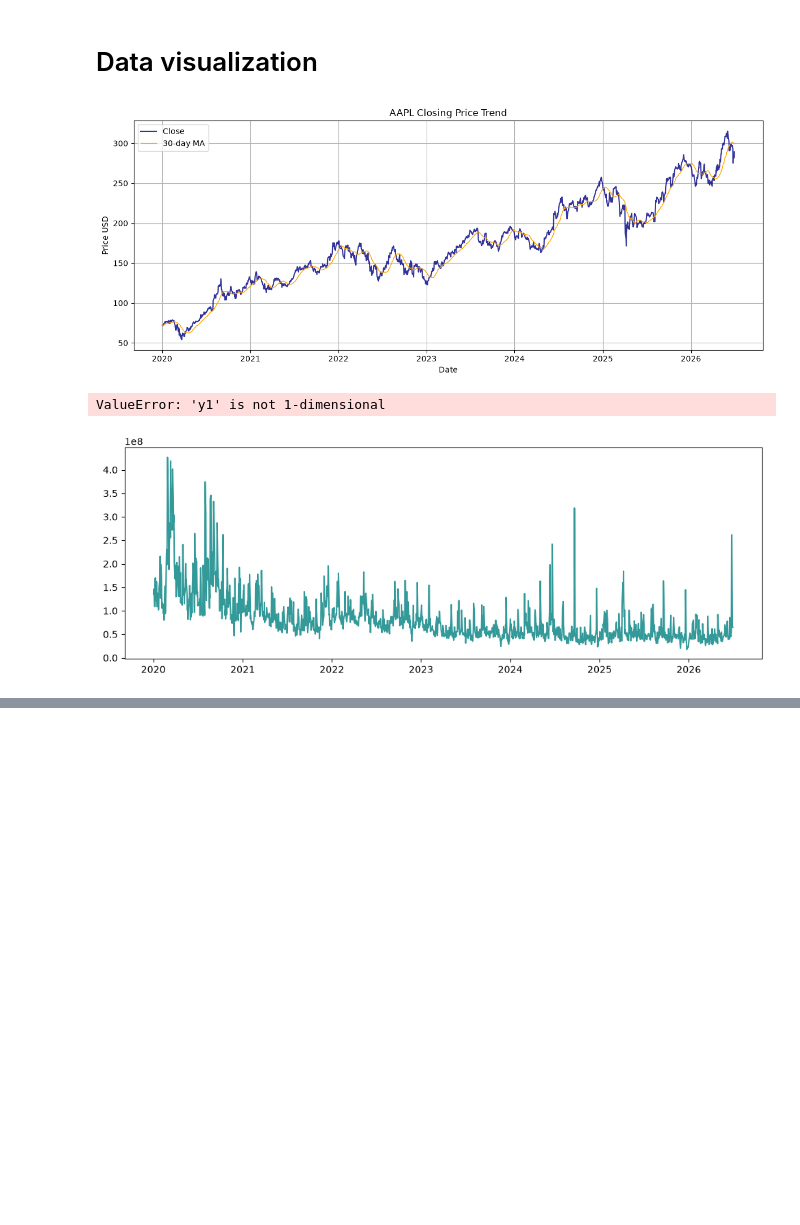
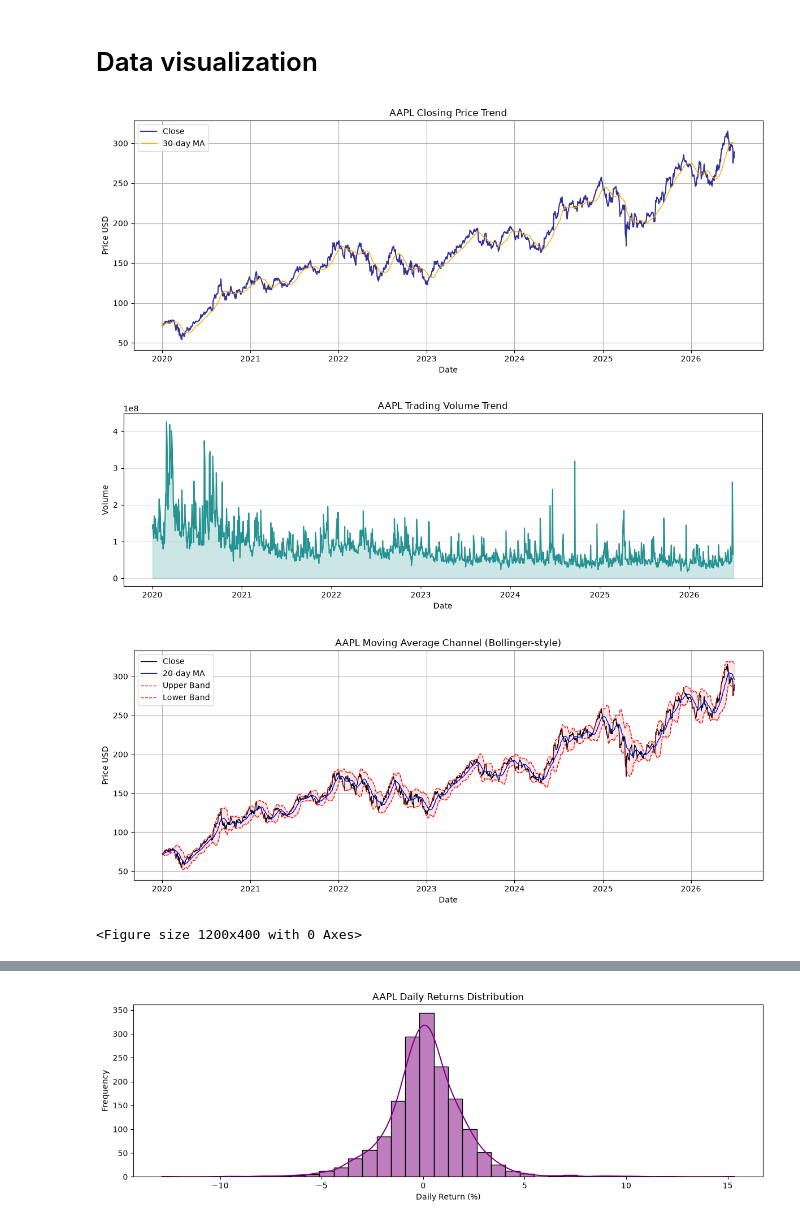
Before and after one commit to ChachaMarwaDev/AnalystLab_Internship, a Jupyter notebook: Week_6/scripts/exploration.ipynb, the cells around one changed output, grey strips where cells are left out. Drawn from its saved outputs; the diff is of its cells as text; code cells hidden in the pictures; blank space fills up the shorter version.

Commit message:
Update I added safety checks so the notebook rebuilds MA_30, MA_20, Bollinger bands, and return series if they are missing before plotting. That prevents the KeyError: 'MA_30' from happening again.

```diff
--- a/Week_6/scripts/exploration.ipynb
+++ b/Week_6/scripts/exploration.ipynb
@@ -81,12 +81,22 @@ display(monthly_returns.tail())
 # Data visualization
 # %%
 # Compute additional visualization features.
-df["MA_20"] = df["Close"].rolling(20, min_periods=1).mean()
-df["BB_std"] = df["Close"].rolling(20, min_periods=1).std()
-df["BB_upper"] = df["MA_20"] + 2 * df["BB_std"]
-df["BB_lower"] = df["MA_20"] - 2 * df["BB_std"]
+if "MA_20" not in df.columns:
+    df["MA_20"] = df["Close"].rolling(20, min_periods=1).mean()
+if "MA_30" not in df.columns:
+    df["MA_30"] = df["Close"].rolling(30, min_periods=1).mean()
+if "BB_std" not in df.columns:
+    df["BB_std"] = df["Close"].rolling(20, min_periods=1).std()
+if "BB_upper" not in df.columns or "BB_lower" not in df.columns:
+    df["BB_upper"] = df["MA_20"] + 2 * df["BB_std"]
+    df["BB_lower"] = df["MA_20"] - 2 * df["BB_std"]
 
-daily_returns = df["Close"].pct_change() * 100
+if "monthly_returns" not in globals() and "monthly_returns" not in locals():
+    monthly_close = df["Close"].resample("ME").last()
+    monthly_returns = monthly_close.pct_change() * 100
+
+if "daily_returns" not in globals() and "daily_returns" not in locals():
+    daily_returns = df["Close"].pct_change() * 100
 
 # 1) Stock Closing Price Trend
 plt.figure(figsize=(12, 5))
@@ -118,32 +128,33 @@ plt.plot(df["MA_20"], label="20-day MA", color="blue", linewidth=1)
 plt.plot(df["BB_upper"], label="Upper Band", color="red", linestyle="--", linewidth=1)
 plt.plot(df["BB_lower"], label="Lower Band", color="red", linestyle="--", linewidth=1)
 plt.fill_between(df.index, df["BB_lower"], df["BB_upper"], color="red", alpha=0.1)
 plt.title("AAPL Moving Average Channel (Bollinger-style)")
 plt.xlabel("Date")
 plt.ylabel("Price USD")
 plt.legend()
 plt.grid(True)
 plt.tight_layout()
 plt.show()
 
 # 4) Monthly Returns Analysis
 plt.figure(figsize=(12, 4))
 monthly_returns.plot(kind="bar", color="steelblue")
 plt.title("AAPL Monthly Returns (%)")
 plt.xlabel("Month")
 plt.ylabel("Return (%)")
 plt.tight_layout()
 plt.show()
 
 # 5) Daily Returns Distribution
 plt.figure(figsize=(12, 4))
 sns.histplot(daily_returns.dropna(), bins=40, color="purple", kde=True)
 plt.title("AAPL Daily Returns Distribution")
 plt.xlabel("Daily Return (%)")
 plt.ylabel("Frequency")
 plt.tight_layout()
 plt.show()
 # %% [output]
 [figure]
+[figure, new version]
+[figure, added]
-ValueError: 'y1' is not 1-dimensional
+<Figure size 1200x400 with 0 Axes>
-[figure, old version]
@@ -149,0 +162 @@ ValueError: 'y1' is not 1-dimensional
+[figure, added]
```
Also changed, not shown: parts of 1 cell of this notebook.
